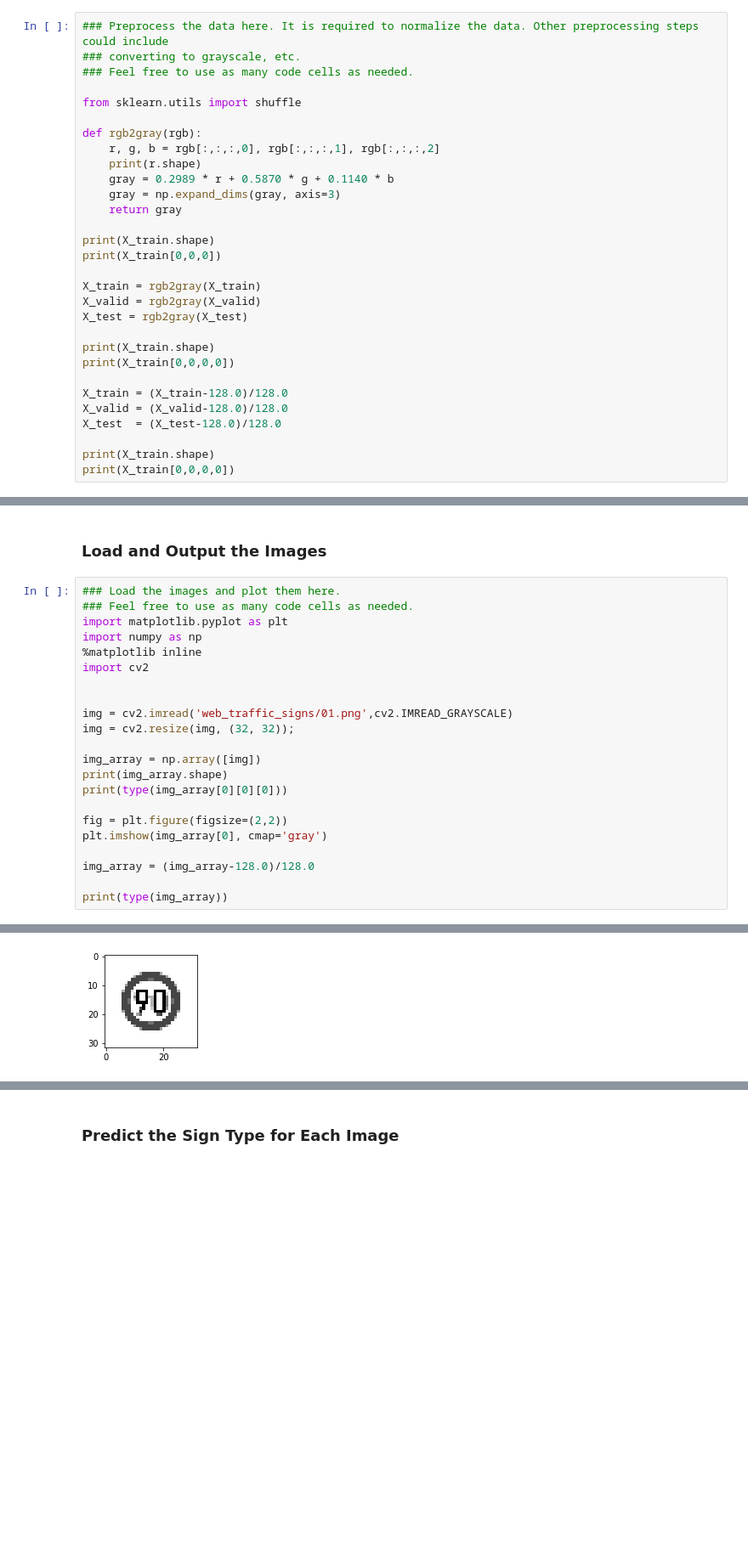
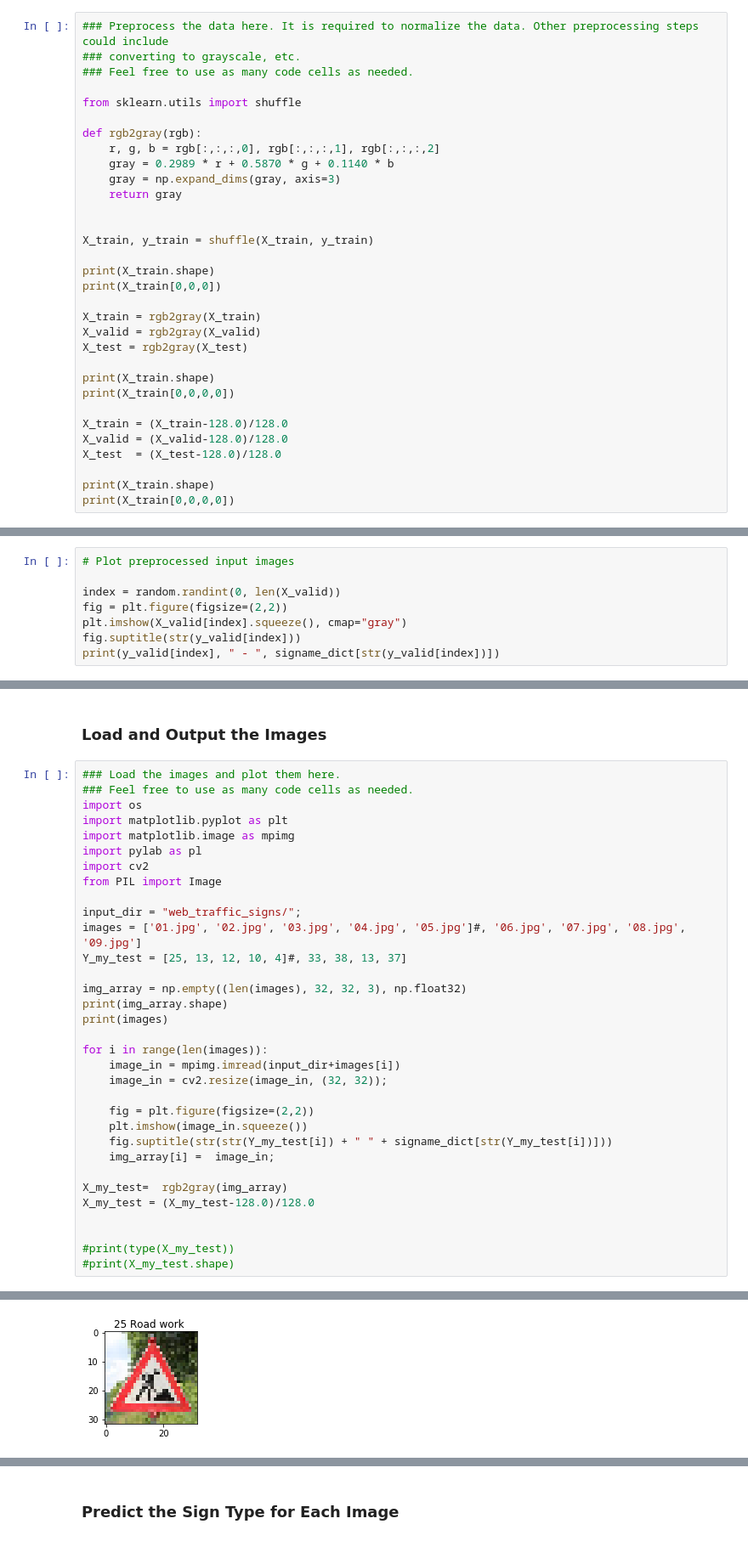
Before and after one commit to stein089/CarND-Traffic-Sign-Classifier-Project, a Jupyter notebook: Traffic_Sign_Classifier.ipynb, the cells around one changed output, grey strips where cells are left out. Shown: that part at 85% size. Drawn from its saved outputs; the diff is of its cells as text; blank space fills up the shorter version.

```diff
--- a/Traffic_Sign_Classifier.ipynb
+++ b/Traffic_Sign_Classifier.ipynb
@@ -169,10 +157,12 @@ from sklearn.utils import shuffle
 
 def rgb2gray(rgb):
     r, g, b = rgb[:,:,:,0], rgb[:,:,:,1], rgb[:,:,:,2]
-    print(r.shape)
     gray = 0.2989 * r + 0.5870 * g + 0.1140 * b
     gray = np.expand_dims(gray, axis=3)
     return gray
+
+
+X_train, y_train = shuffle(X_train, y_train)
 
 print(X_train.shape)
 print(X_train[0,0,0])
@@ -225,0 +190,8 @@ print(X_train[0,0,0,0])
+# %%
+# Plot preprocessed input images
+
+index = random.randint(0, len(X_valid))
+fig = plt.figure(figsize=(2,2))
+plt.imshow(X_valid[index].squeeze(), cmap="gray")
+fig.suptitle(str(y_valid[index]))
+print(y_valid[index], " - ", signame_dict[str(y_valid[index])])
@@ -375,23 +350,34 @@ You may find `signnames.csv` useful as it contains mappings from the class id (i
 # %%
 ### Load the images and plot them here.
 ### Feel free to use as many code cells as needed.
+import os
 import matplotlib.pyplot as plt
-import numpy as np
-%matplotlib inline
+import matplotlib.image as mpimg
+import pylab as pl
 import cv2
+from PIL import Image
+
+input_dir = "web_traffic_signs/";
+images = ['01.jpg', '02.jpg', '03.jpg', '04.jpg', '05.jpg']#, '06.jpg', '07.jpg', '08.jpg', '09.jpg']
+Y_my_test = [25, 13, 12, 10, 4]#, 33, 38, 13, 37]
+
+img_array = np.empty((len(images), 32, 32, 3), np.float32)
+print(img_array.shape)
+print(images)
+
+for i in range(len(images)):
+    image_in = mpimg.imread(input_dir+images[i])
+    image_in = cv2.resize(image_in, (32, 32));
+
+    fig = plt.figure(figsize=(2,2))
+    plt.imshow(image_in.squeeze())
+    fig.suptitle(str(str(Y_my_test[i]) + " " + signame_dict[str(Y_my_test[i])]))
+    img_array[i] =  image_in;
+
+X_my_test=  rgb2gray(img_array)
+X_my_test = (X_my_test-128.0)/128.0
 
 
-img = cv2.imread('web_traffic_signs/01.png',cv2.IMREAD_GRAYSCALE)
-img = cv2.resize(img, (32, 32));
-
-img_array = np.array([img])
-print(img_array.shape)
-print(type(img_array[0][0][0]))
-
-fig = plt.figure(figsize=(2,2))
-plt.imshow(img_array[0], cmap='gray')
-
-img_array = (img_array-128.0)/128.0
-
-print(type(img_array))
+#print(type(X_my_test))
+#print(X_my_test.shape)
 # %% [output]
@@ -401 +386 @@ print(type(img_array))
-[figure, old version]
+[figure, new version]
```
Also changed, not shown: parts of 12 cells of this notebook.
